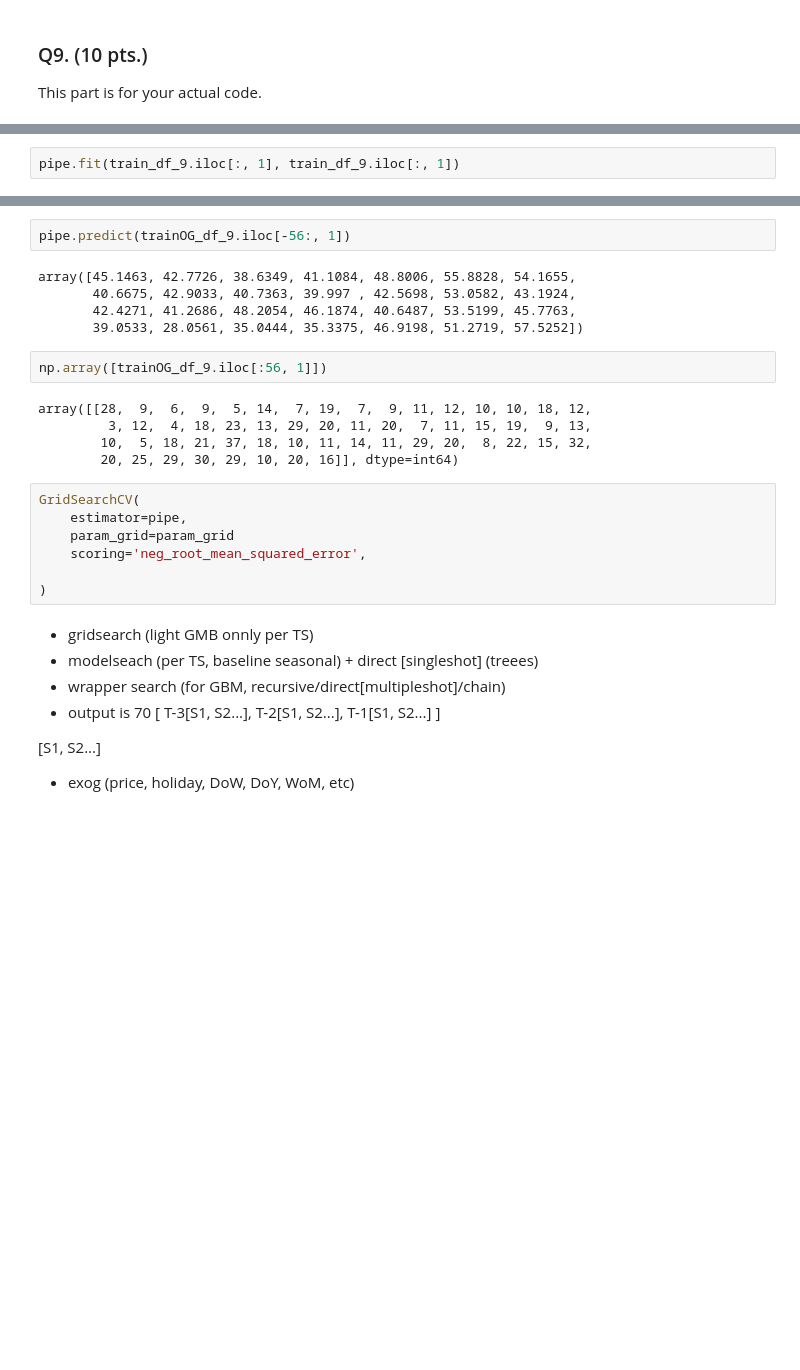
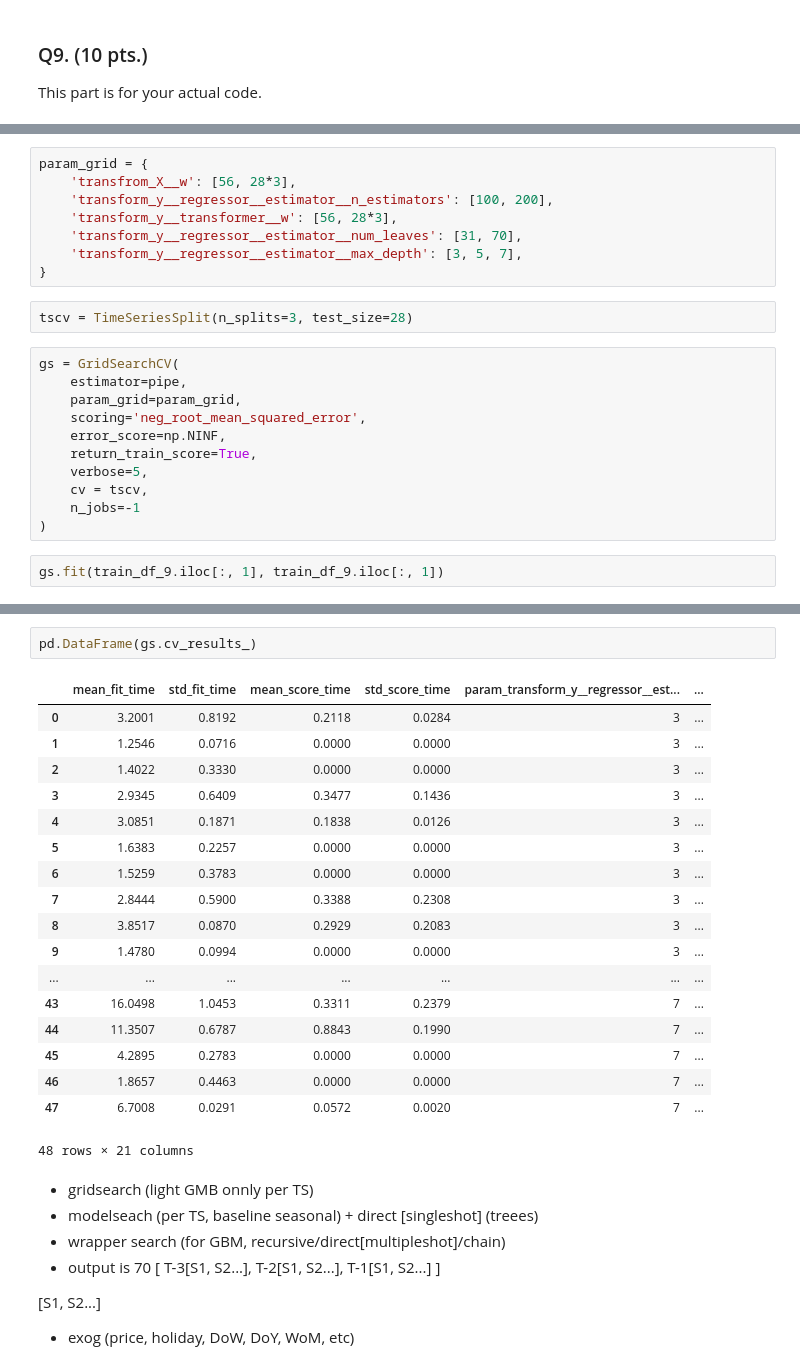
Before and after one commit to adrianemikko/tsa2021-m5, a Jupyter notebook: aaa_scratch.ipynb, the cells around one changed output, grey strips where cells are left out. Drawn from its saved outputs; the diff is of its cells as text; blank space fills up the shorter version.

```diff
--- a/aaa_scratch.ipynb
+++ b/aaa_scratch.ipynb
@@ -600,3 +490,24 @@ pipe.get_params()
+# %%
+param_grid = {
+    'transfrom_X__w': [56, 28*3],
+    'transform_y__regressor__estimator__n_estimators': [100, 200],
+    'transform_y__transformer__w': [56, 28*3],
+    'transform_y__regressor__estimator__num_leaves': [31, 70],
+    'transform_y__regressor__estimator__max_depth': [3, 5, 7],
+}
+# %%
+tscv = TimeSeriesSplit(n_splits=3, test_size=28)
+# %%
+gs = GridSearchCV(
+    estimator=pipe,
+    param_grid=param_grid,
+    scoring='neg_root_mean_squared_error',
+    error_score=np.NINF,
+    return_train_score=True,
+    verbose=5,
+    cv = tscv,
+    n_jobs=-1
+)
 # %%
-pipe.fit(train_df_9.iloc[:, 1], train_df_9.iloc[:, 1])
+gs.fit(train_df_9.iloc[:, 1], train_df_9.iloc[:, 1])
 # %% [output]
@@ -616,24 +532,24 @@ Pipeline(steps=[('transfrom_X',
-# %%
-pipe.predict(trainOG_df_9.iloc[-56:, 1])
-# %% [output]
-array([45.1463, 42.7726, 38.6349, 41.1084, 48.8006, 55.8828, 54.1655,
-       40.6675, 42.9033, 40.7363, 39.997 , 42.5698, 53.0582, 43.1924,
-       42.4271, 41.2686, 48.2054, 46.1874, 40.6487, 53.5199, 45.7763,
-       39.0533, 28.0561, 35.0444, 35.3375, 46.9198, 51.2719, 57.5252])
-# %%
-np.array([trainOG_df_9.iloc[:56, 1]])
-# %% [output]
-array([[28,  9,  6,  9,  5, 14,  7, 19,  7,  9, 11, 12, 10, 10, 18, 12,
-         3, 12,  4, 18, 23, 13, 29, 20, 11, 20,  7, 11, 15, 19,  9, 13,
-        10,  5, 18, 21, 37, 18, 10, 11, 14, 11, 29, 20,  8, 22, 15, 32,
-        20, 25, 29, 30, 29, 10, 20, 16]], dtype=int64)
-# %%
-GridSearchCV(
-    estimator=pipe,
-    param_grid=param_grid
-    scoring='neg_root_mean_squared_error',
-
-)
+# %%
+pd.DataFrame(gs.cv_results_)
+# %% [output]
+|  | mean_fit_time | std_fit_time | mean_score_time | std_score_time | param_transform_y__regressor__est... | ... |
+| 0 | 3.2001 | 0.8192 | 0.2118 | 0.0284 | 3 | ... |
+| 1 | 1.2546 | 0.0716 | 0.0000 | 0.0000 | 3 | ... |
+| 2 | 1.4022 | 0.3330 | 0.0000 | 0.0000 | 3 | ... |
+| 3 | 2.9345 | 0.6409 | 0.3477 | 0.1436 | 3 | ... |
+| 4 | 3.0851 | 0.1871 | 0.1838 | 0.0126 | 3 | ... |
+| 5 | 1.6383 | 0.2257 | 0.0000 | 0.0000 | 3 | ... |
+| 6 | 1.5259 | 0.3783 | 0.0000 | 0.0000 | 3 | ... |
+| 7 | 2.8444 | 0.5900 | 0.3388 | 0.2308 | 3 | ... |
+| 8 | 3.8517 | 0.0870 | 0.2929 | 0.2083 | 3 | ... |
+| 9 | 1.4780 | 0.0994 | 0.0000 | 0.0000 | 3 | ... |
+| ... | ... | ... | ... | ... | ... | ... |
+| 43 | 16.0498 | 1.0453 | 0.3311 | 0.2379 | 7 | ... |
+| 44 | 11.3507 | 0.6787 | 0.8843 | 0.1990 | 7 | ... |
+| 45 | 4.2895 | 0.2783 | 0.0000 | 0.0000 | 7 | ... |
+| 46 | 1.8657 | 0.4463 | 0.0000 | 0.0000 | 7 | ... |
+| 47 | 6.7008 | 0.0291 | 0.0572 | 0.0020 | 7 | ... |
+48 rows × 21 columns
 # %% [markdown]
 * gridsearch (light GMB onnly per TS)
 * modelseach (per TS, baseline seasonal) + direct [singleshot] (treees)
```
Also changed, not shown: parts of 24 cells of this notebook, 1 other file.
